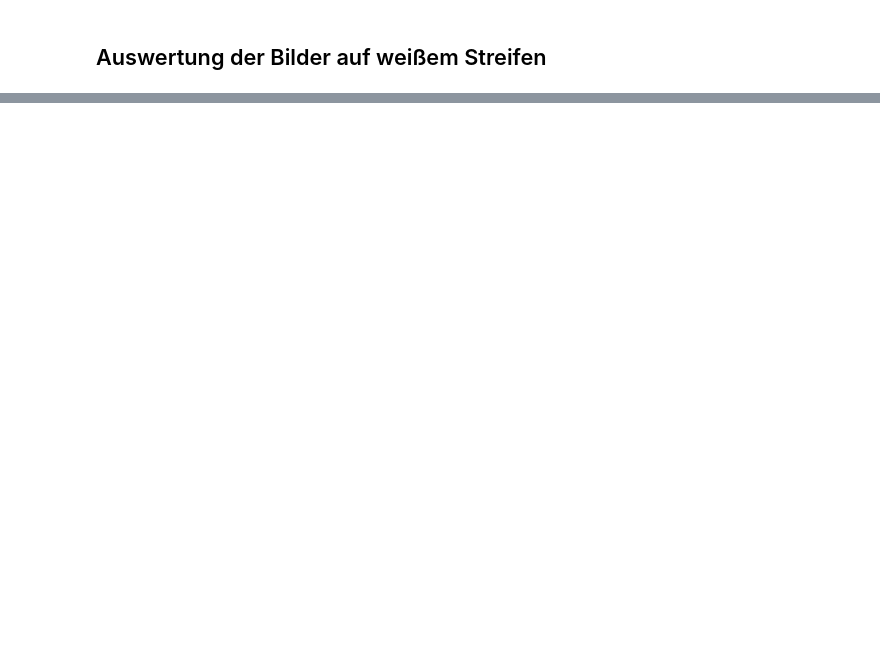
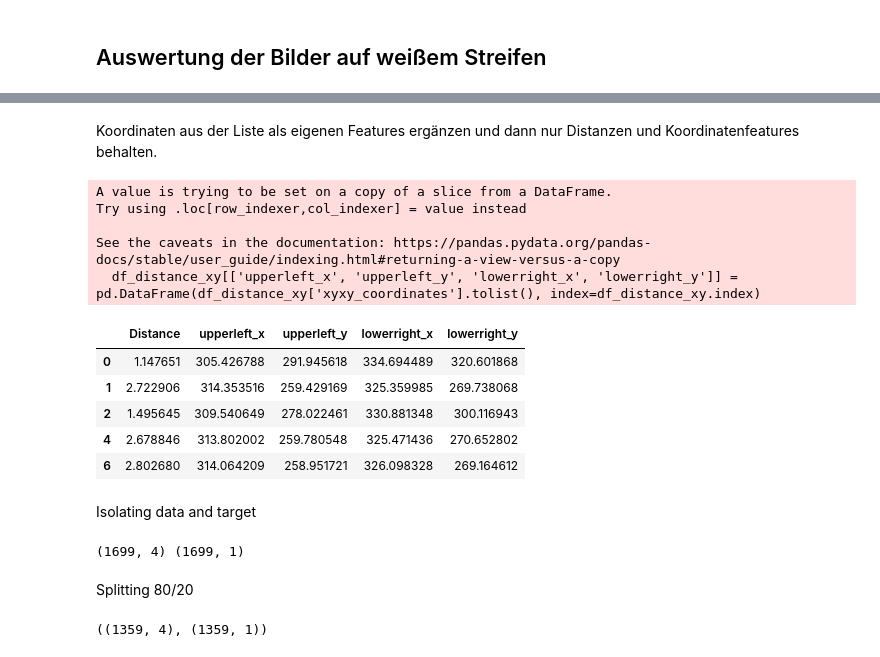
Before and after one commit to PizzaPichael/KI_und_Big_Data_Projekt_SoSe25, a Jupyter notebook: code/ballDetection/detect_balls_max_3_meter.ipynb, the cells around one changed output, grey strips where cells are left out. Saved outputs shown, nothing was run; the diff lists cells and outputs as text; code cells hidden in the pictures; blank space fills up the shorter version.

```diff
--- a/code/ballDetection/detect_balls_max_3_meter.ipynb
+++ b/code/ballDetection/detect_balls_max_3_meter.ipynb
@@ -139,0 +152,4 @@ Keine Erkennung: 0
+# %%
+df_only_annotated = df_stat[df_stat["Nichts erkannt"] != True]
+df_only_correctly_annotated = df_only_annotated[df_only_annotated["Andere Objekte erkannt"] != True]
+print(df_only_correctly_annotated)
@@ -139,0 +180,3 @@ Keine Erkennung: 0
+# %%
+df_correctly_annotated_relevant_features = df_only_correctly_annotated[["Image", "Distance", "Boundingbox"]]
+df_correctly_annotated_relevant_features.head()
@@ -139,0 +210,10 @@ Keine Erkennung: 0
+# %%
+def extract_xyxy_coordinates(boxes):
+    if boxes is not None:
+        return boxes.xyxy[0].tolist()
+    else:
+        return None
+
+df_correctly_annotated_relevant_features['xyxy_coordinates'] = df_correctly_annotated_relevant_features['Boundingbox'].apply(extract_xyxy_coordinates)
+
+print(df_correctly_annotated_relevant_features.head())
@@ -139,0 +246,33 @@ Keine Erkennung: 0
+# %% [markdown]
+Koordinaten aus der Liste als eigenen Features ergänzen und dann nur Distanzen und Koordinatenfeatures behalten.
+# %%
+df_distance_xy = df_correctly_annotated_relevant_features[["Distance", "xyxy_coordinates"]]
+#df_distance_xy[['x1', 'y1', 'x2', 'y2']] = pd.DataFrame(df_distance_xy['xyxy_coordinates'].tolist(), index=df_distance_xy.index)
+
+df_distance_xy[['upperleft_x', 'upperleft_y', 'lowerright_x', 'lowerright_y']] = pd.DataFrame(df_distance_xy['xyxy_coordinates'].tolist(), index=df_distance_xy.index)
+df_distance_xy = df_distance_xy[["Distance", "upperleft_x", "upperleft_y", "lowerright_x", "lowerright_y"]]
+
+df_distance_xy.head()
+# %% [output]
+A value is trying to be set on a copy of a slice from a DataFrame.
+Try using .loc[row_indexer,col_indexer] = value instead
+
+See the caveats in the documentation: https://pandas.pydata.org/pandas-docs/stable/user_guide/indexing.html#returning-a-view-versus-a-copy
+  df_distance_xy[['upperleft_x', 'upperleft_y', 'lowerright_x', 'lowerright_y']] = pd.DataFrame(df_distance_xy['xyxy_coordinates'].tolist(), index=df_distance_xy.index)
+|  | Distance | upperleft_x | upperleft_y | lowerright_x | lowerright_y |
+| 0 | 1.147651 | 305.426788 | 291.945618 | 334.694489 | 320.601868 |
+| 1 | 2.722906 | 314.353516 | 259.429169 | 325.359985 | 269.738068 |
+| 2 | 1.495645 | 309.540649 | 278.022461 | 330.881348 | 300.116943 |
+| 4 | 2.678846 | 313.802002 | 259.780548 | 325.471436 | 270.652802 |
+| 6 | 2.802680 | 314.064209 | 258.951721 | 326.098328 | 269.164612 |
+# %% [markdown]
+Isolating data and target
+# %%
+X = df_distance_xy[["upperleft_x", "upperleft_y", "lowerright_x", "lowerright_y"]]
+y = df_distance_xy[["Distance"]]
+
+print(X.shape, y.shape)
+# %% [output]
+(1699, 4) (1699, 1)
+# %% [markdown]
+Splitting 80/20
@@ -139,0 +282,4 @@ Keine Erkennung: 0
+# %%
+X_train.shape, y_train.shape
+# %% [output]
+((1359, 4), (1359, 1))
```
Also changed, not shown: parts of 33 cells of this notebook, 6 other files.
